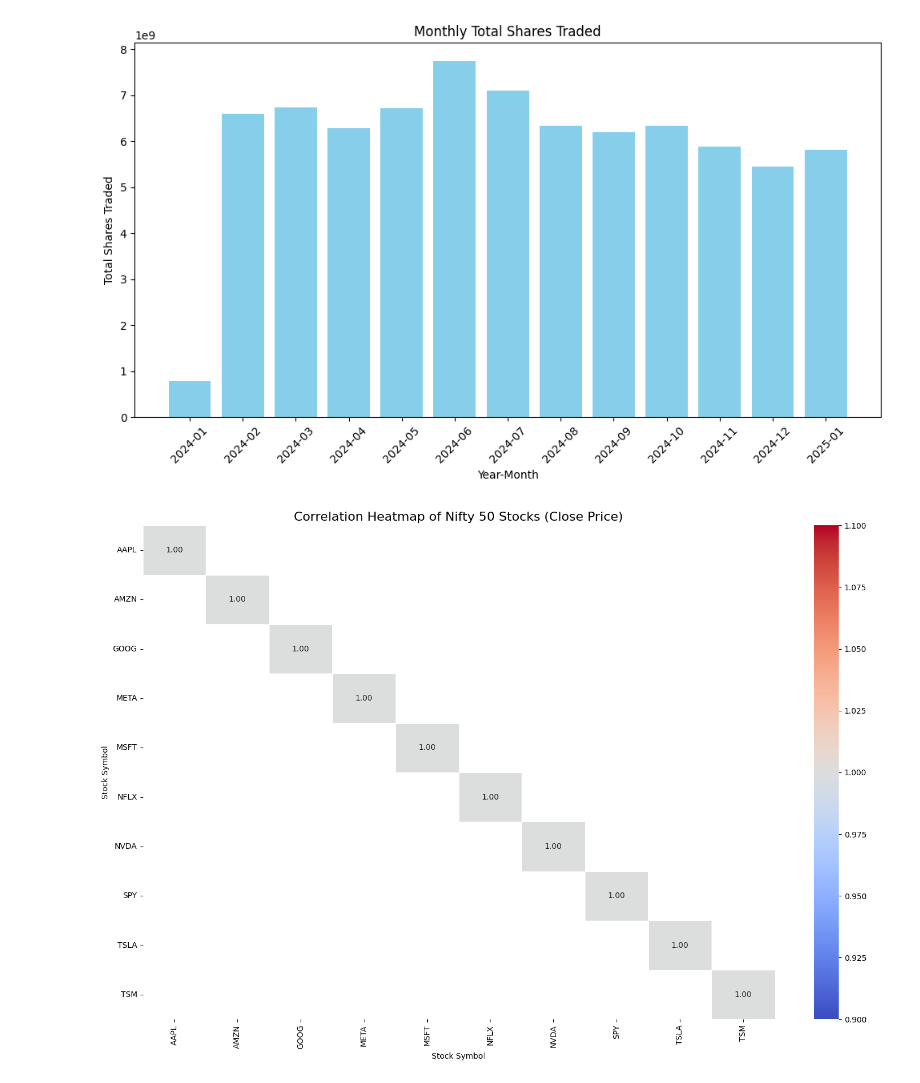
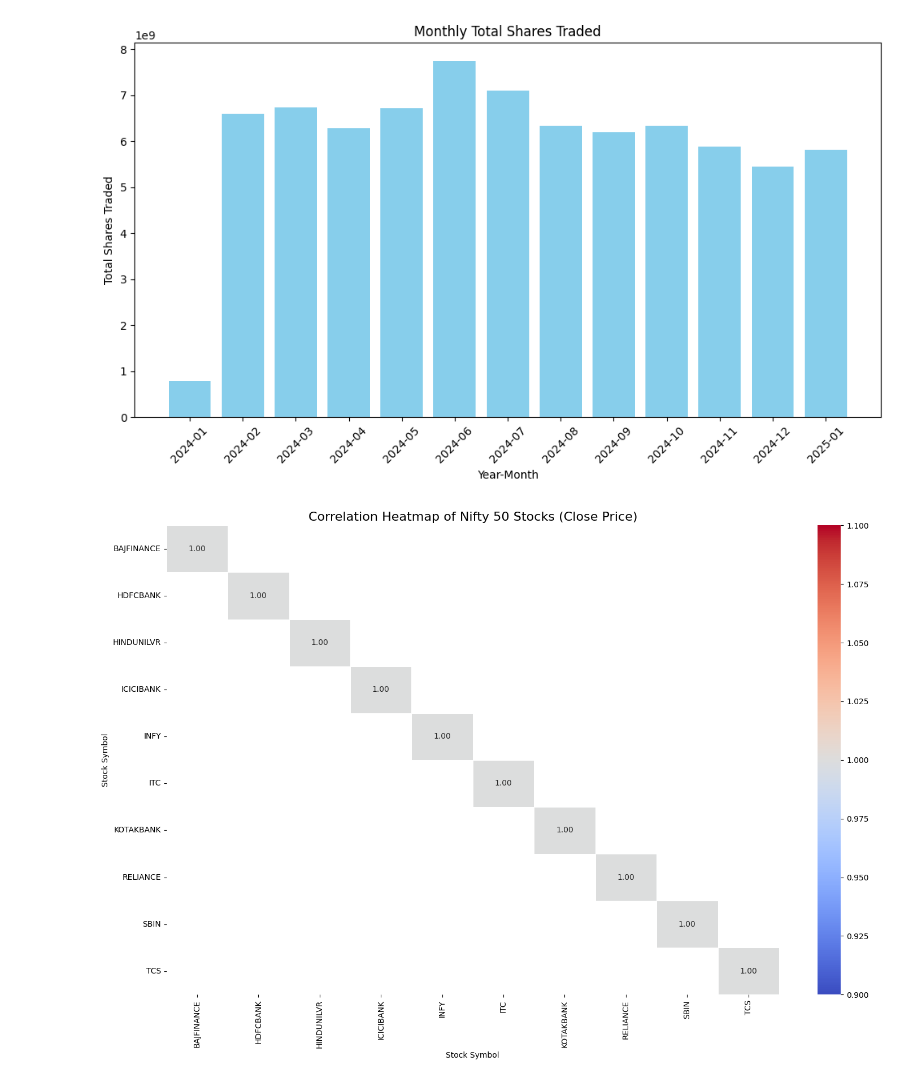
Before and after one commit to aditya030/Python-stockmarketanalysis, a Jupyter notebook: PYTHON_PROJECT.ipynb, the cells around one changed output. Saved outputs shown, nothing was run; the diff lists cells and outputs as text; code cells hidden in the pictures.

```diff
--- a/PYTHON_PROJECT.ipynb
+++ b/PYTHON_PROJECT.ipynb
@@ -265,6 +264,7 @@ plt.show()
 # %% [output]
 [figure]
 # %%
+
 import pandas as pd
 import seaborn as sns
 import matplotlib.pyplot as plt
@@ -279,34 +279,35 @@ data3.columns = data3.columns.str.strip()
 data3['Date'] = pd.to_datetime(data3['Date'], errors='coerce', format='%d-%b-%Y')
 
 # Step 3: Pivot the Data to Reshape for Correlation Calculation
 # We will pivot the data to have a multi-index, where the index is Date and columns are Stock Symbols.
 # For each stock symbol, we will have a time series for 'Close Price' (or any other price column).
 
-stock_symbols = ["AAPL", "GOOG", "AMZN", "TSLA", "MSFT", "META", "NFLX", "NVDA", "SPY", "TSM"]
+stock_symbols = ["RELIANCE", "TCS", "INFY", "HDFCBANK", "ICICIBANK", "HINDUNILVR", "ITC", "SBIN", "BAJFINANCE", "KOTAKBANK"]
+
 
 # Generate 250 random stock symbols
 random_stock_symbols = [random.choice(stock_symbols) for _ in range(250)]
 data3["Stock Symbol"] = random_stock_symbols
 
 # Example: Pivot data based on 'Close Price'
 pivot_df = data3.pivot_table(index='Date', columns='Stock Symbol', values='Close')
 
 # Step 4: Calculate the correlation matrix for the 'Close Price' of each stock
 correlation_matrix = pivot_df.corr()
 
 # Step 5: Generate the heatmap
 plt.figure(figsize=(15, 10))
 sns.heatmap(correlation_matrix, annot=True, cmap='coolwarm', fmt='.2f', linewidths=0.5)
 
 # Step 6: Customize the heatmap (optional)
 plt.title('Correlation Heatmap of Nifty 50 Stocks (Close Price)', fontsize=16)
 plt.xticks(rotation=90)
 plt.yticks(rotation=0)
 plt.tight_layout()
 
 # Show the heatmap
 plt.show()
 # %% [output]
-[figure, old version]
+[figure, new version]
 # %%
 df.rename(columns={'your_column_name': 'Date'}, inplace=True)
```
Also changed, not shown: parts of 1 cell of this notebook.
